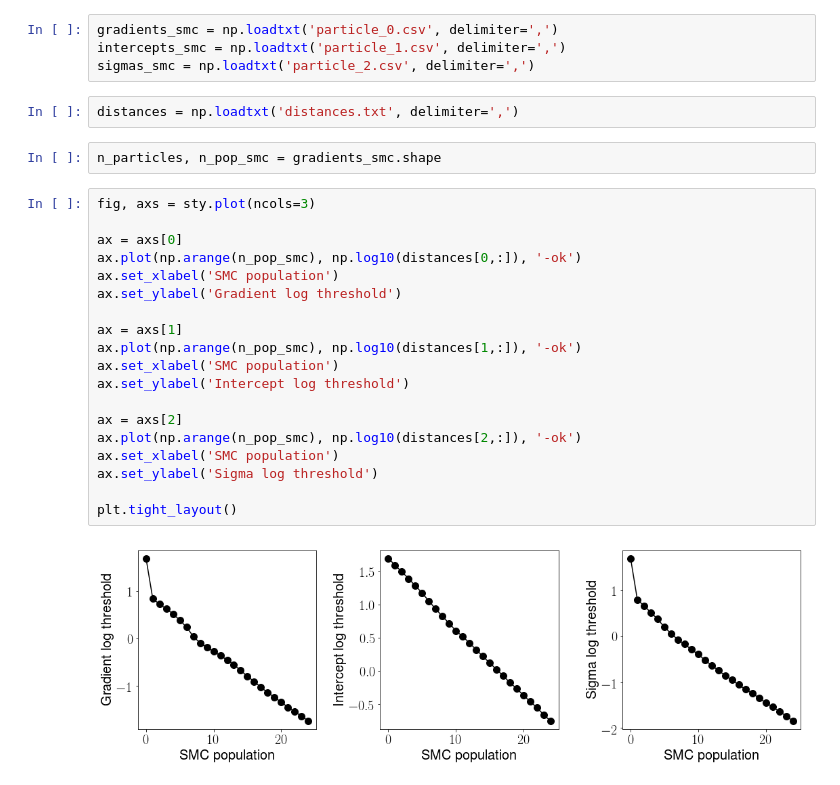
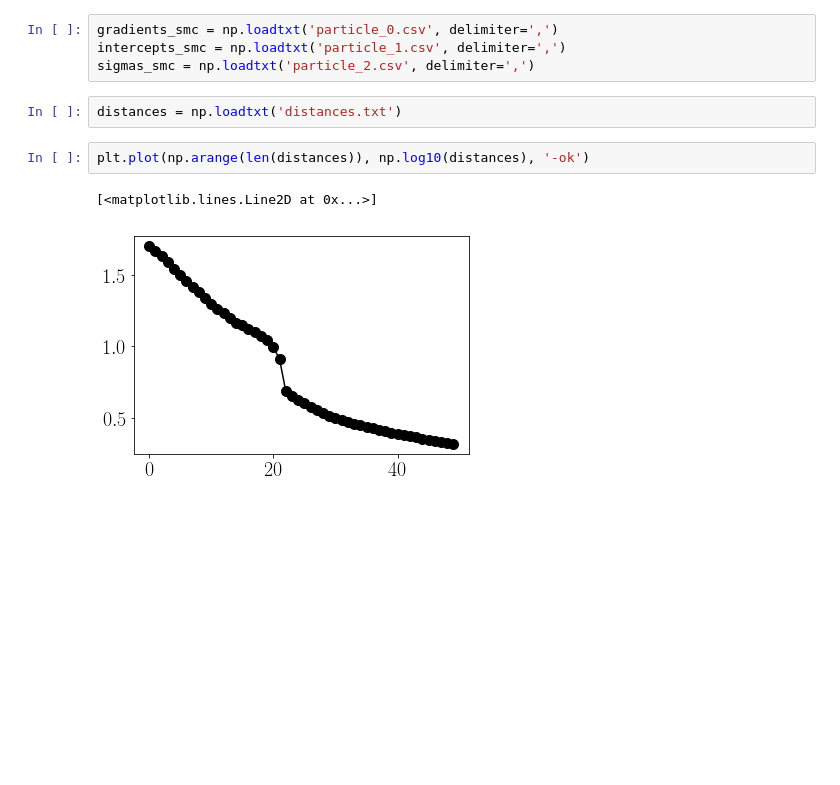
Before and after one commit to jaryaman/ML_demos, a Jupyter notebook: Notebooks/ABC_SMC/Linear_regression/ground_truth_and_analysis.ipynb, the cells around one changed output. Drawn from its saved outputs; the diff is of its cells as text; blank space fills up the shorter version.

```diff
--- a/Notebooks/ABC_SMC/Linear_regression/ground_truth_and_analysis.ipynb
+++ b/Notebooks/ABC_SMC/Linear_regression/ground_truth_and_analysis.ipynb
@@ -102,30 +122,12 @@ gradients_smc = np.loadtxt('particle_0.csv', delimiter=',')
 intercepts_smc = np.loadtxt('particle_1.csv', delimiter=',')
 sigmas_smc = np.loadtxt('particle_2.csv', delimiter=',')
 # %%
-distances = np.loadtxt('distances.txt', delimiter=',')
+distances = np.loadtxt('distances.txt')
-# %%
-n_particles, n_pop_smc = gradients_smc.shape
-# %%
-fig, axs = sty.plot(ncols=3)
-
-ax = axs[0]
-ax.plot(np.arange(n_pop_smc), np.log10(distances[0,:]), '-ok')
-ax.set_xlabel('SMC population')
-ax.set_ylabel('Gradient log threshold')
-
-ax = axs[1]
-ax.plot(np.arange(n_pop_smc), np.log10(distances[1,:]), '-ok')
-ax.set_xlabel('SMC population')
-ax.set_ylabel('Intercept log threshold')
-
-ax = axs[2]
-ax.plot(np.arange(n_pop_smc), np.log10(distances[2,:]), '-ok')
-ax.set_xlabel('SMC population')
-ax.set_ylabel('Sigma log threshold')
-
-plt.tight_layout()
-# %% [output]
-[figure, removed]
+# %%
+plt.plot(np.arange(len(distances)), np.log10(distances), '-ok')
+# %% [output]
+[<matplotlib.lines.Line2D at 0x...>]
+[figure, added]
 # %%
 fig, axs = sty.plot(ncols=3)
 
```
Also changed, not shown: parts of 10 cells of this notebook, 9 other files.
